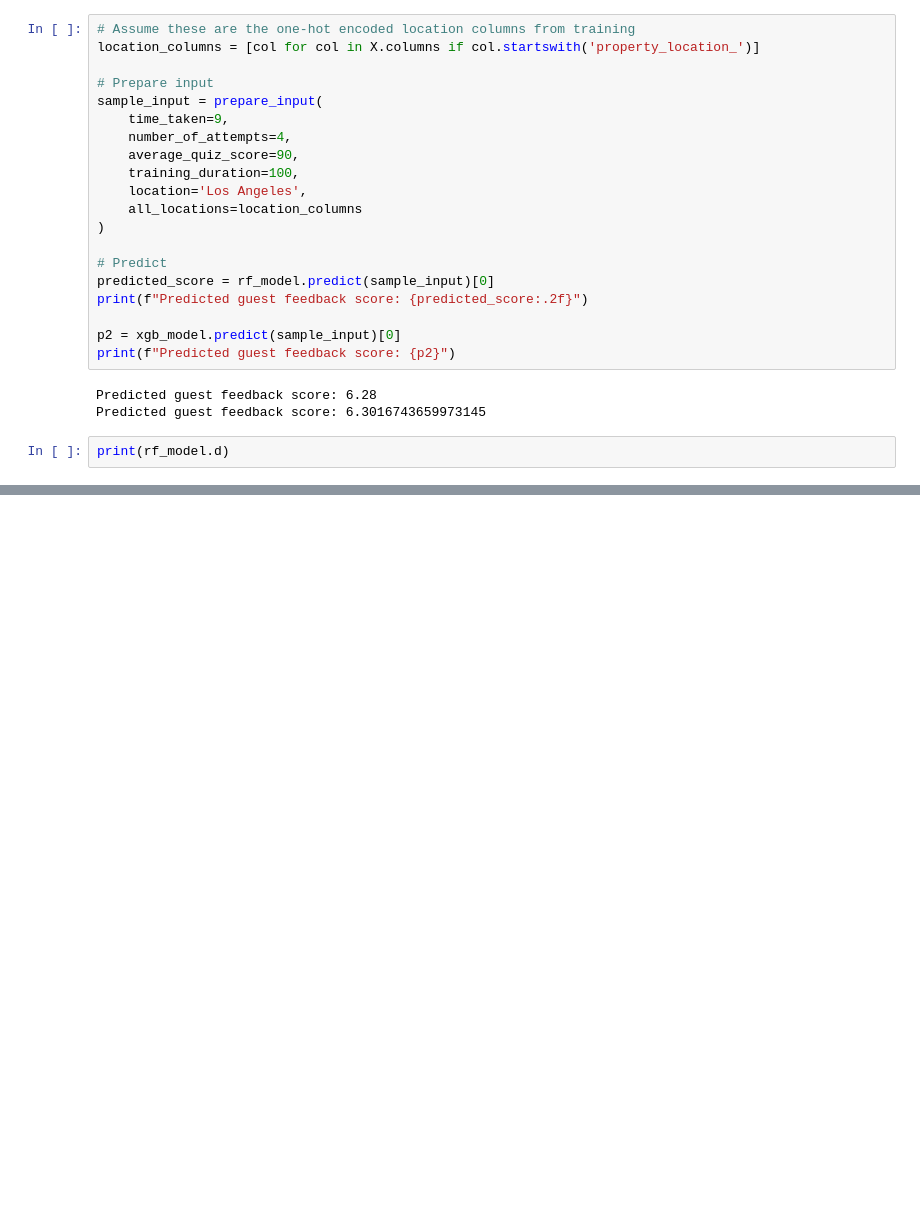
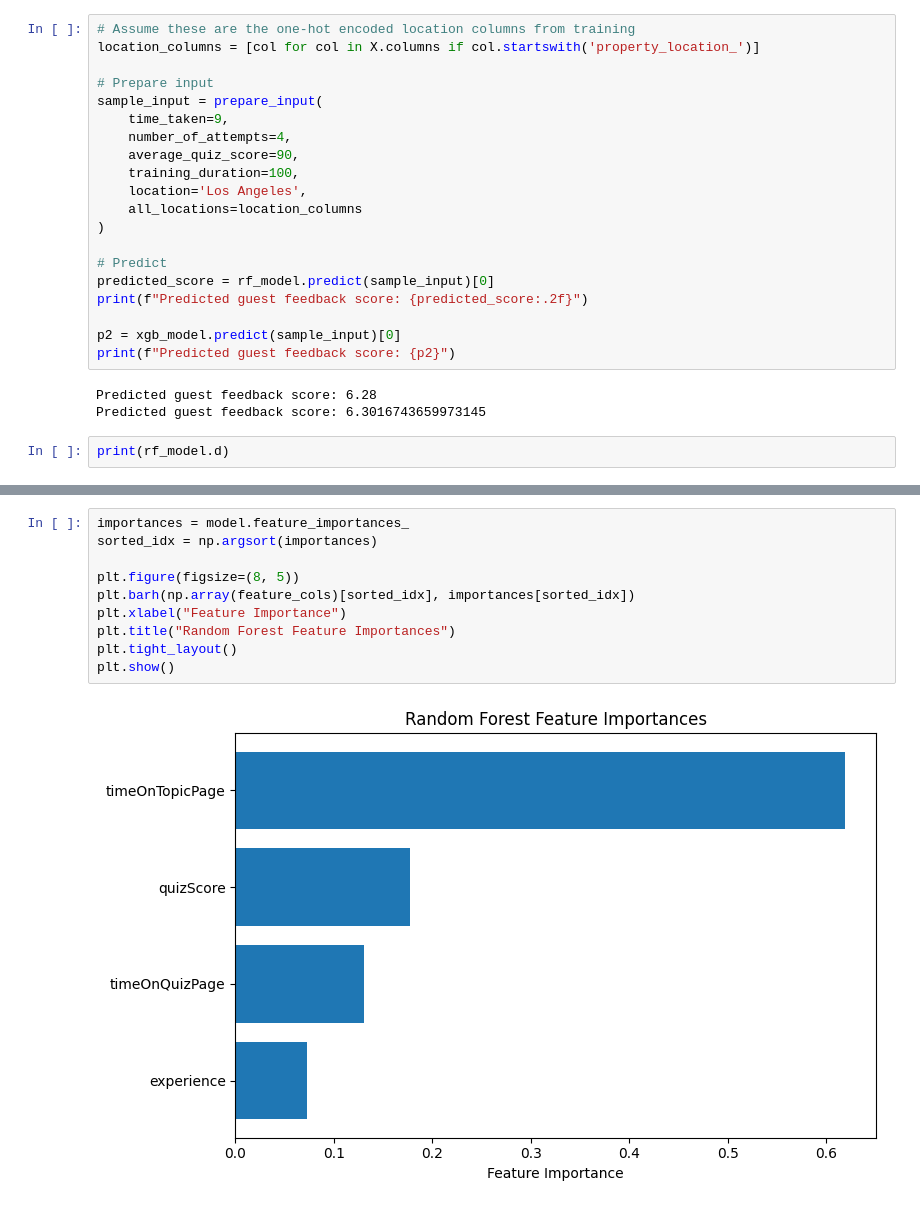
Before and after one commit to jkash25/business-challenge, a Jupyter notebook: training/training.ipynb, the cells around one changed output, grey strips where cells are left out. Drawn from its saved outputs; the diff is of its cells as text; blank space fills up the shorter version.

```diff
--- a/training/training.ipynb
+++ b/training/training.ipynb
@@ -170,0 +338,12 @@ print(rf_model.d)
+# %%
+importances = model.feature_importances_
+sorted_idx = np.argsort(importances)
+
+plt.figure(figsize=(8, 5))
+plt.barh(np.array(feature_cols)[sorted_idx], importances[sorted_idx])
+plt.xlabel("Feature Importance")
+plt.title("Random Forest Feature Importances")
+plt.tight_layout()
+plt.show()
+# %% [output]
+[figure, added]
```
Also changed, not shown: parts of 15 cells of this notebook.
